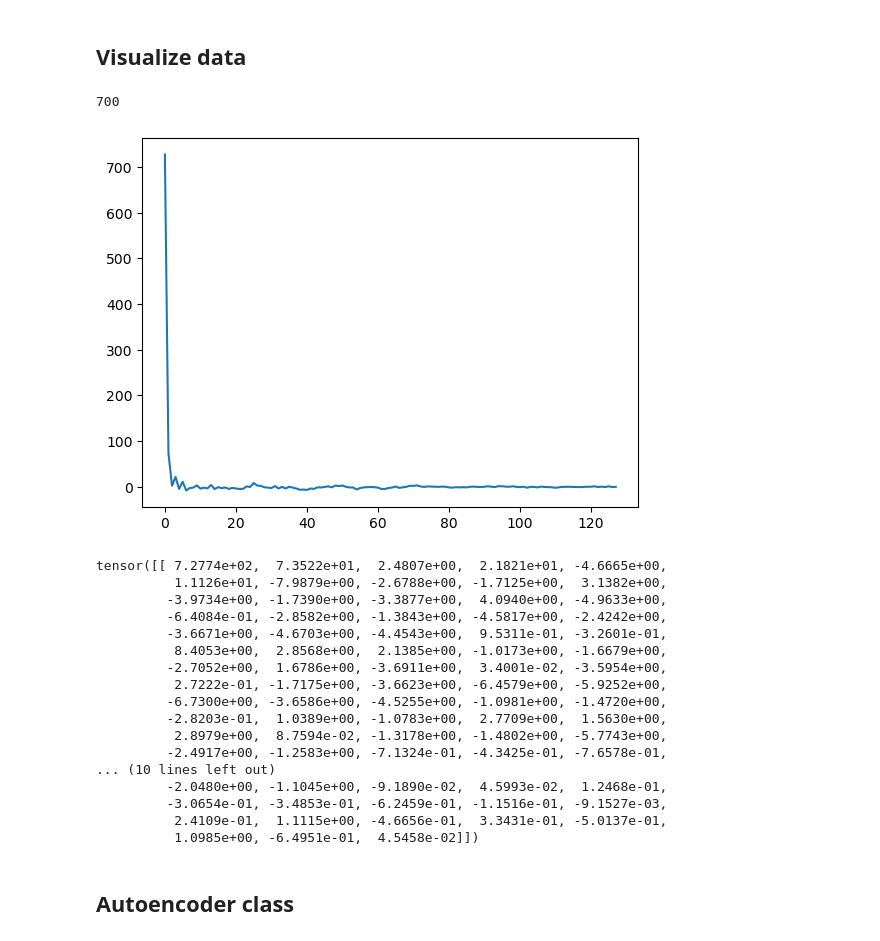
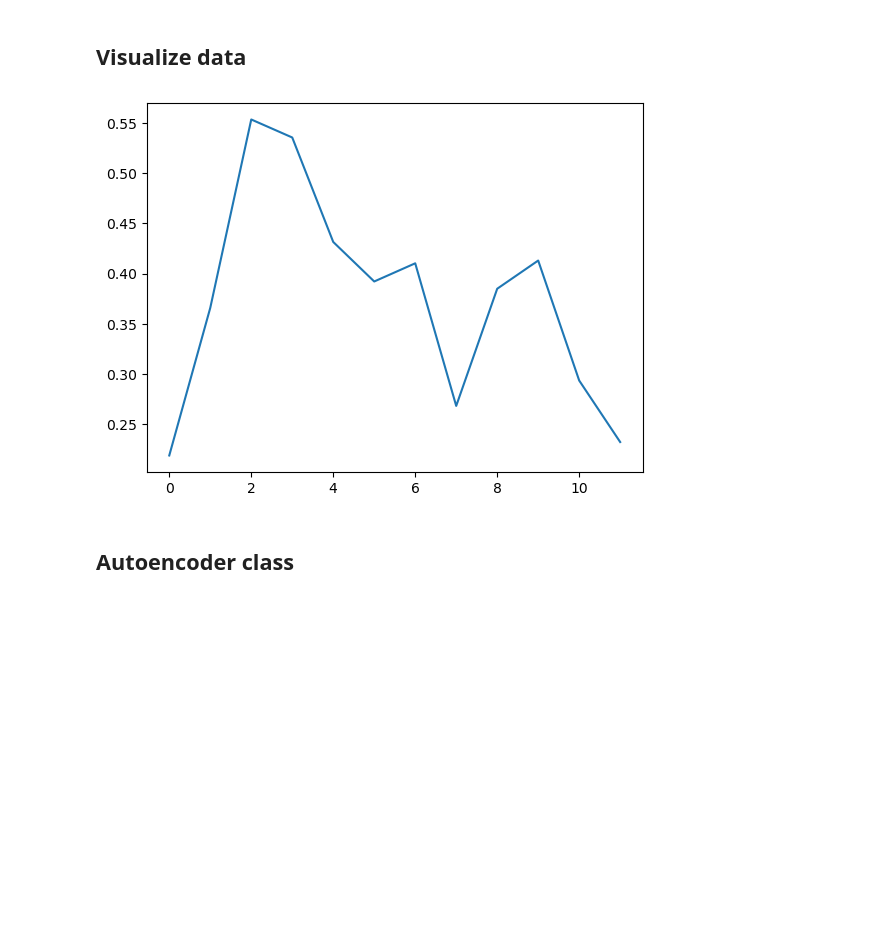
Before and after one commit to Borzoneg/Identity-recognition-from-audio, a Jupyter notebook: src/main.ipynb, the cells around one changed output. Saved outputs shown, nothing was run; the diff lists cells and outputs as text; code cells hidden in the pictures; blank space fills up the shorter version.

```diff
--- a/src/main.ipynb
+++ b/src/main.ipynb
@@ -103,7 +105,7 @@ class AudioDataset(Dataset):
 # %% [markdown]
 ## Loading data for training
 # %%
-audio_dataset = AudioDataset(root_path="../data/", drop_both=True, use_short=True, normalize=True, use_features=False)
+audio_dataset = AudioDataset(root_path="../data/", drop_both=True, use_short=True)
 dataset_len = len(audio_dataset)
 train_size, test_size, valid_size = round(dataset_len * 0.7), round(dataset_len * 0.2), round(dataset_len * 0.1)
 
@@ -155,37 +161,15 @@ for li in lists_labels:
 # %% [markdown]
 ## Visualize data
 # %%
-print((len(dataset_train)))
-# print(len(loader_train.y))
-# plt.hist(dataset_train.labels)
-# plt.show()
+audio_dataset.active = 'chroma'
+audio_dataset.normalize = True
 
 for x, y in loader_test:
     plt.plot(np.arange(x.shape[1]), x.flatten())
     plt.show()
-    # print(type(y))
-    print(x)
     break
 # %% [output]
-700
-[figure, old version]
+[figure, new version]
-tensor([[ 7.2774e+02,  7.3522e+01,  2.4807e+00,  2.1821e+01, -4.6665e+00,
-          1.1126e+01, -7.9879e+00, -2.6788e+00, -1.7125e+00,  3.1382e+00,
-         -3.9734e+00, -1.7390e+00, -3.3877e+00,  4.0940e+00, -4.9633e+00,
-         -6.4084e-01, -2.8582e+00, -1.3843e+00, -4.5817e+00, -2.4242e+00,
-         -3.6671e+00, -4.6703e+00, -4.4543e+00,  9.5311e-01, -3.2601e-01,
-          8.4053e+00,  2.8568e+00,  2.1385e+00, -1.0173e+00, -1.6679e+00,
-         -2.7052e+00,  1.6786e+00, -3.6911e+00,  3.4001e-02, -3.5954e+00,
-          2.7222e-01, -1.7175e+00, -3.6623e+00, -6.4579e+00, -5.9252e+00,
-         -6.7300e+00, -3.6586e+00, -4.5255e+00, -1.0981e+00, -1.4720e+00,
-         -2.8203e-01,  1.0389e+00, -1.0783e+00,  2.7709e+00,  1.5630e+00,
-          2.8979e+00,  8.7594e-02, -1.3178e+00, -1.4802e+00, -5.7743e+00,
-         -2.4917e+00, -1.2583e+00, -7.1324e-01, -4.3425e-01, -7.6578e-01,
-... (10 lines left out)
-         -2.0480e+00, -1.1045e+00, -9.1890e-02,  4.5993e-02,  1.2468e-01,
-         -3.0654e-01, -3.4853e-01, -6.2459e-01, -1.1516e-01, -9.1527e-03,
-          2.4109e-01,  1.1115e+00, -4.6656e-01,  3.3431e-01, -5.0137e-01,
-          1.0985e+00, -6.4951e-01,  4.5458e-02]])
 # %% [markdown]
 ## Autoencoder class
 # %%
```
Also changed, not shown: parts of 2 cells of this notebook.
